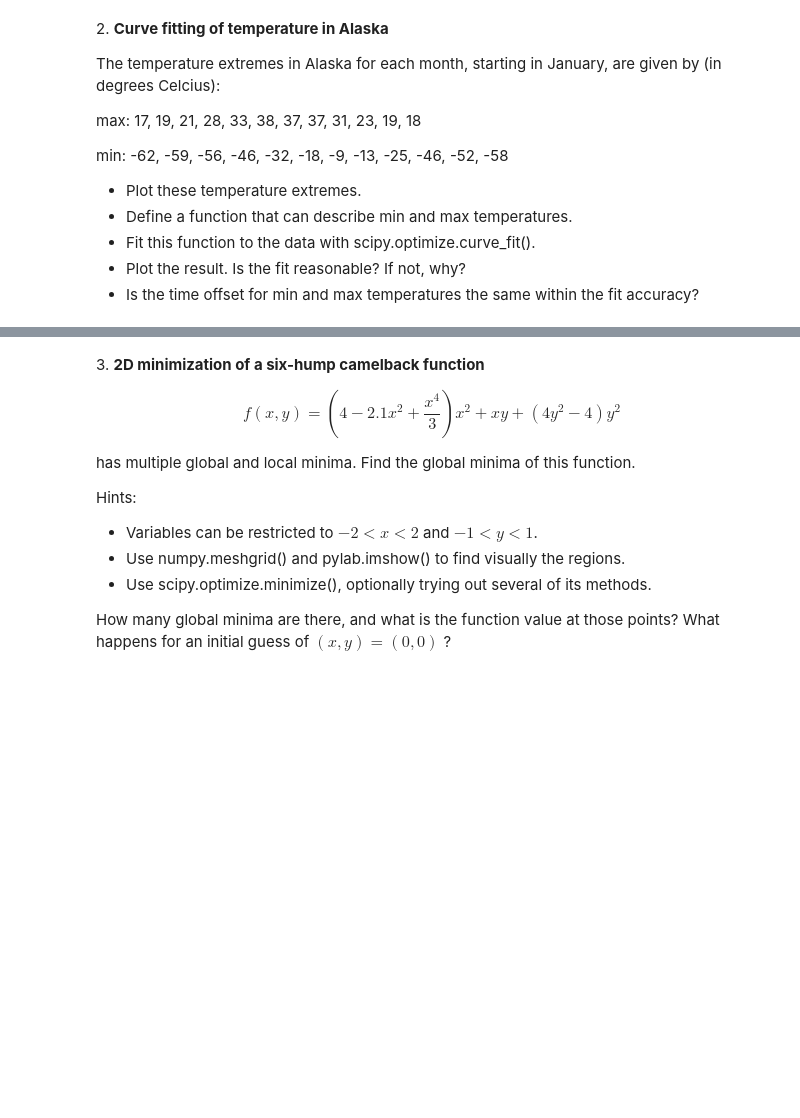
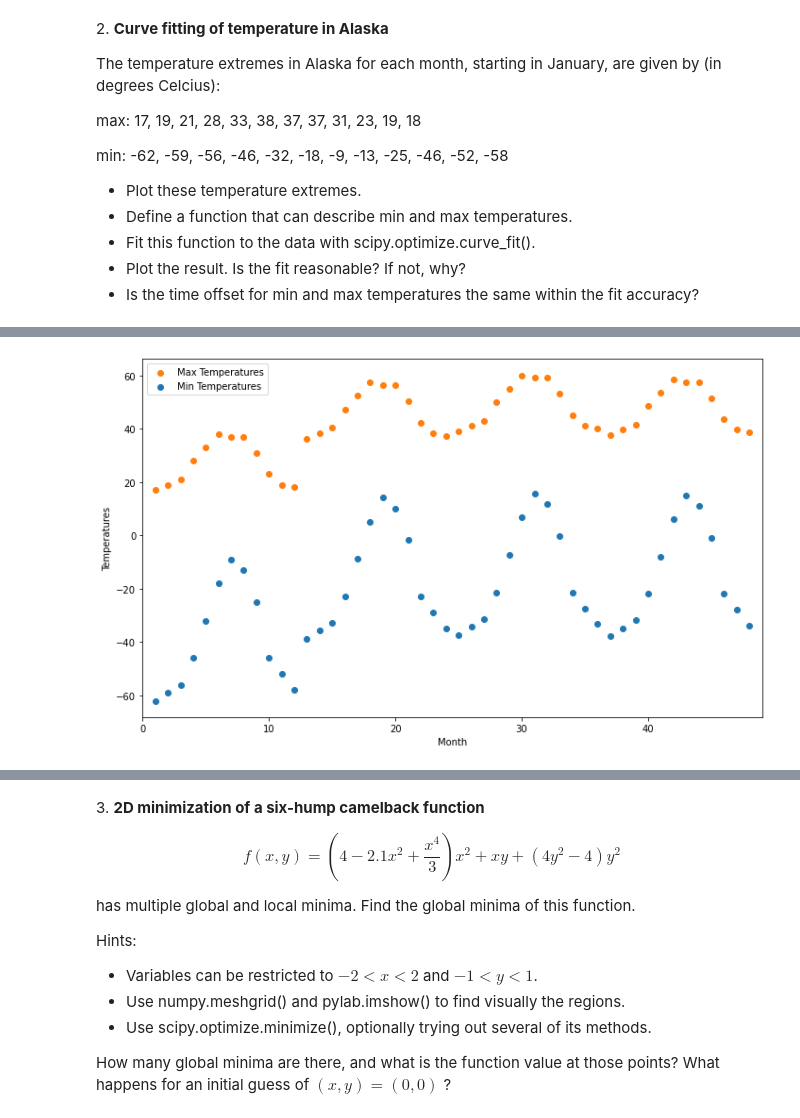
Before and after one commit to lorebarbiero/LaboratoryOfComputationalPhysics_Y5, a Jupyter notebook: 09ex_Algorithms.ipynb, the cells around one changed output, grey strips where cells are left out. Cells and saved outputs as stored; diff of their text form; code cells hidden in the pictures; blank space fills up the shorter version.

```diff
--- a/09ex_Algorithms.ipynb
+++ b/09ex_Algorithms.ipynb
@@ -53,0 +114,27 @@ min: -62, -59, -56, -46, -32, -18, -9, -13, -25, -46, -52, -58
+# %%
+#sine function does not converge on a single period, I will try to make multiple copies
+max = max_0
+min = min_0
+month = month_0
+x = x_0
+for i in range(1,4):
+    max = np.concatenate((max, max_0))
+    min = np.concatenate((min, min_0+))
+    month_2 = month_0 + 12*i
+    month = np.concatenate((month,month_2))
+    x_2 = x_0 + 12*i
+    x = np.concatenate((x,x_2))
+
+params_min, params_covariance_min = optimize.curve_fit(f, month, min, p0=[30,0.5,5,-30])
+params_max, params_covariance_max = optimize.curve_fit(f, month, max, p0=[10,0.5,5,30])
+
+print('Fit for min temps')
+print(params_min)
+print (params_covariance_min)
+
+print('Fit for max temps')
+print(params_min)
+print (params_covariance_min)
+
+minfit = f(x,params_min[0],params_min[1],params_min[2],params_min[3])
+maxfit = f(x,params_max[0],params_max[1],params_max[2],params_max[3])
@@ -53,0 +154,11 @@ min: -62, -59, -56, -46, -32, -18, -9, -13, -25, -46, -52, -58
+# %%
+fig, ax = plt.subplots(figsize=(10, 6))
+ax.scatter(month, max, label='Max Temperatures', color = 'tab:orange')
+ax.scatter(month, min, label='Min Temperatures')
+ax.legend(loc='upper left')
+ax.set_xlabel('Month')
+ax.set_ylabel('Temperatures')
+ax.set_xlim(left=month[0]-1, right=month[-1]+1)
+fig.tight_layout()
+# %% [output]
+[figure, added]
```
Also changed, not shown: parts of 8 cells of this notebook, 2 other files.
